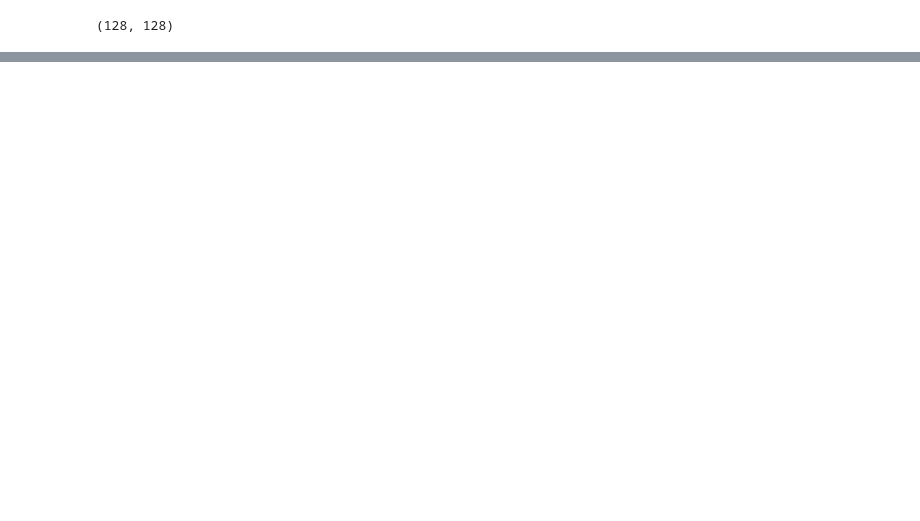
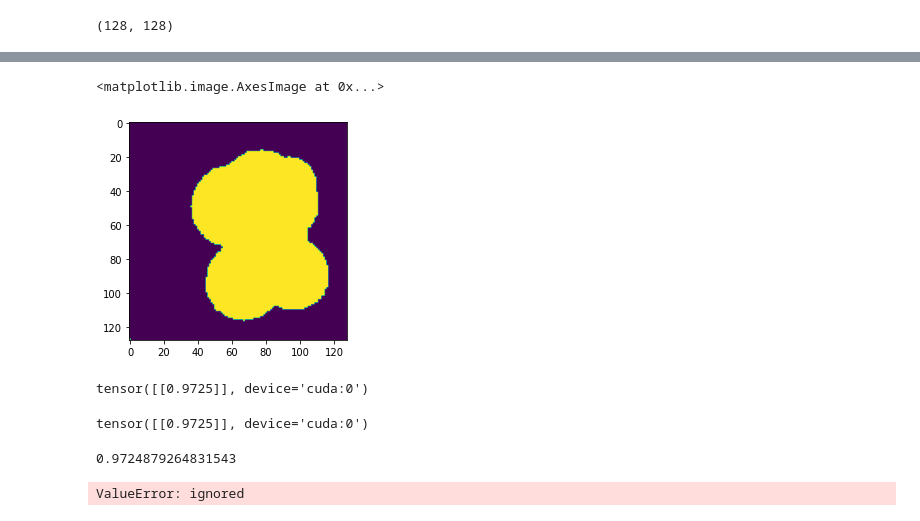
Before and after one commit to akansh12/monai-tutorial, a Jupyter notebook: MONAI/MONAI_tutorial_2(2D_seg).ipynb, the cells around one changed output, grey strips where cells are left out. Saved outputs shown, nothing was run; the diff lists cells and outputs as text; code cells hidden in the pictures; blank space fills up the shorter version.

```diff
--- a/MONAI/MONAI_tutorial_2(2D_seg).ipynb
+++ b/MONAI/MONAI_tutorial_2(2D_seg).ipynb
@@ -227,0 +257,21 @@ train completed, best_metric: 0.9861 at epoch: 10
+# %%
+out = model(img)
+# %%
+out = post_trans(out)
+# %%
+plt.imshow(out[0][0].to('cpu').numpy())
+# %% [output]
+<matplotlib.image.AxesImage at 0x...>
+[figure, added]
+# %%
+dice_metric(y_pred = label, y = out)
+# %% [output]
+tensor([[0.9725]], device='cuda:0')
+# %%
+dice_metric(y_pred = label, y = out)
+# %% [output]
+tensor([[0.9725]], device='cuda:0')
+# %%
+dice_metric.aggregate().item()
+# %% [output]
+0.9724879264831543
@@ -227,0 +280,4 @@ train completed, best_metric: 0.9861 at epoch: 10
+# %%
+dice_metric.aggregate()
+# %% [output]
+ValueError: ignored
```
Also changed, not shown: parts of 16 cells of this notebook.
